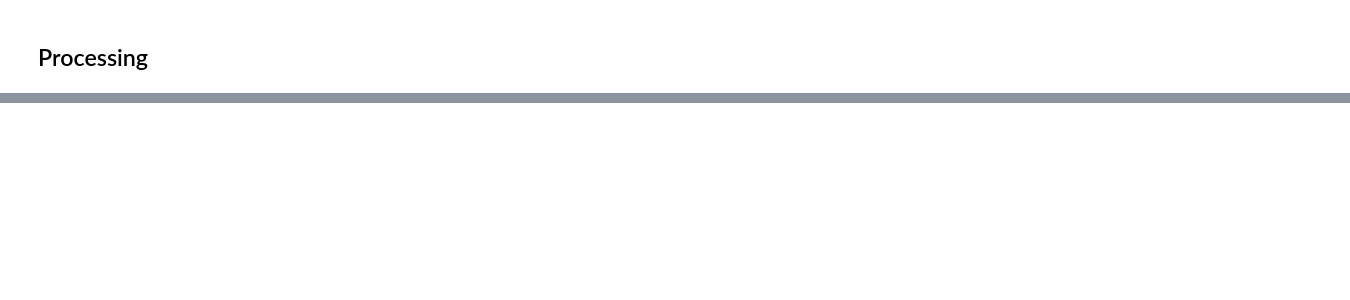
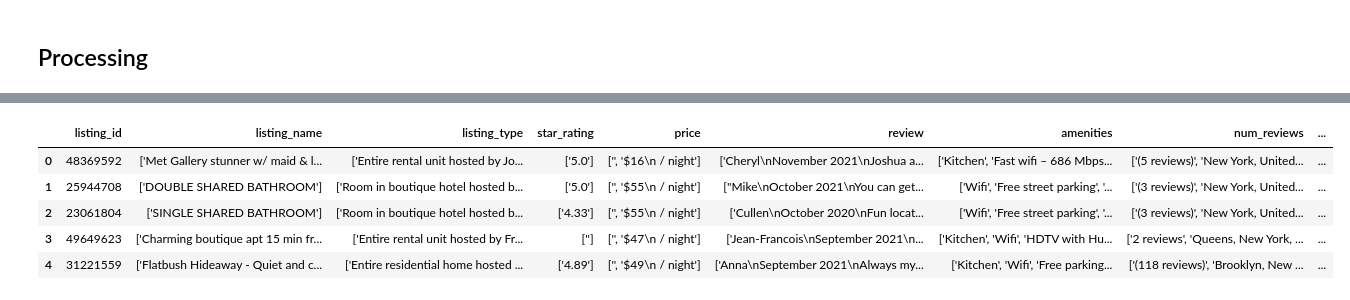
Before and after one commit to darrenseq/fair-square-bnb, a Jupyter notebook: Airbnb_Scraping.ipynb, the cells around one changed output, grey strips where cells are left out. Cells and saved outputs as stored; diff of their text form; code cells hidden in the pictures; blank space fills up the shorter version.

```diff
--- a/Airbnb_Scraping.ipynb
+++ b/Airbnb_Scraping.ipynb
@@ -168,6 +177,15 @@ df_listings['listing_id'] = df_listings['url'].str.extract('\/rooms\/(\d+)')
 column_names = list(df_listings.columns.values)
 column_names.insert(0, column_names.pop())
 df_listings = df_listings.reindex(columns=column_names)
+# %%
+df_listings.head()
+# %% [output]
+|  | listing_id | listing_name | listing_type | star_rating | price | review | amenities | num_reviews | ... |
+| 0 | 48369592 | ['Met Gallery stunner w/ maid & l... | ['Entire rental unit hosted by Jo... | ['5.0'] | ['', '$16\n / night'] | ['Cheryl\nNovember 2021\nJoshua a... | ['Kitchen', 'Fast wifi – 686 Mbps... | ['(5 reviews)', 'New York, United... | ... |
+| 1 | 25944708 | ['DOUBLE SHARED BATHROOM'] | ['Room in boutique hotel hosted b... | ['5.0'] | ['', '$55\n / night'] | ["Mike\nOctober 2021\nYou can get... | ['Wifi', 'Free street parking', '... | ['(3 reviews)', 'New York, United... | ... |
+| 2 | 23061804 | ['SINGLE SHARED BATHROOM'] | ['Room in boutique hotel hosted b... | ['4.33'] | ['', '$55\n / night'] | ['Cullen\nOctober 2020\nFun locat... | ['Wifi', 'Free street parking', '... | ['(3 reviews)', 'New York, United... | ... |
+| 3 | 49649623 | ['Charming boutique apt 15 min fr... | ['Entire rental unit hosted by Fr... | [''] | ['', '$47\n / night'] | ['Jean-Francois\nSeptember 2021\n... | ['Kitchen', 'Wifi', 'HDTV with Hu... | ['2 reviews', 'Queens, New York, ... | ... |
+| 4 | 31221559 | ['Flatbush Hideaway - Quiet and c... | ['Entire residential home hosted ... | ['4.89'] | ['', '$49\n / night'] | ['Anna\nSeptember 2021\nAlways my... | ['Kitchen', 'Wifi', 'Free parking... | ['(118 reviews)', 'Brooklyn, New ... | ... |
 # %%
 # create df for amenities
 df_amenities = df_listings[['listing_id', 'amenities']]
```
Also changed, not shown: parts of 11 cells of this notebook.
